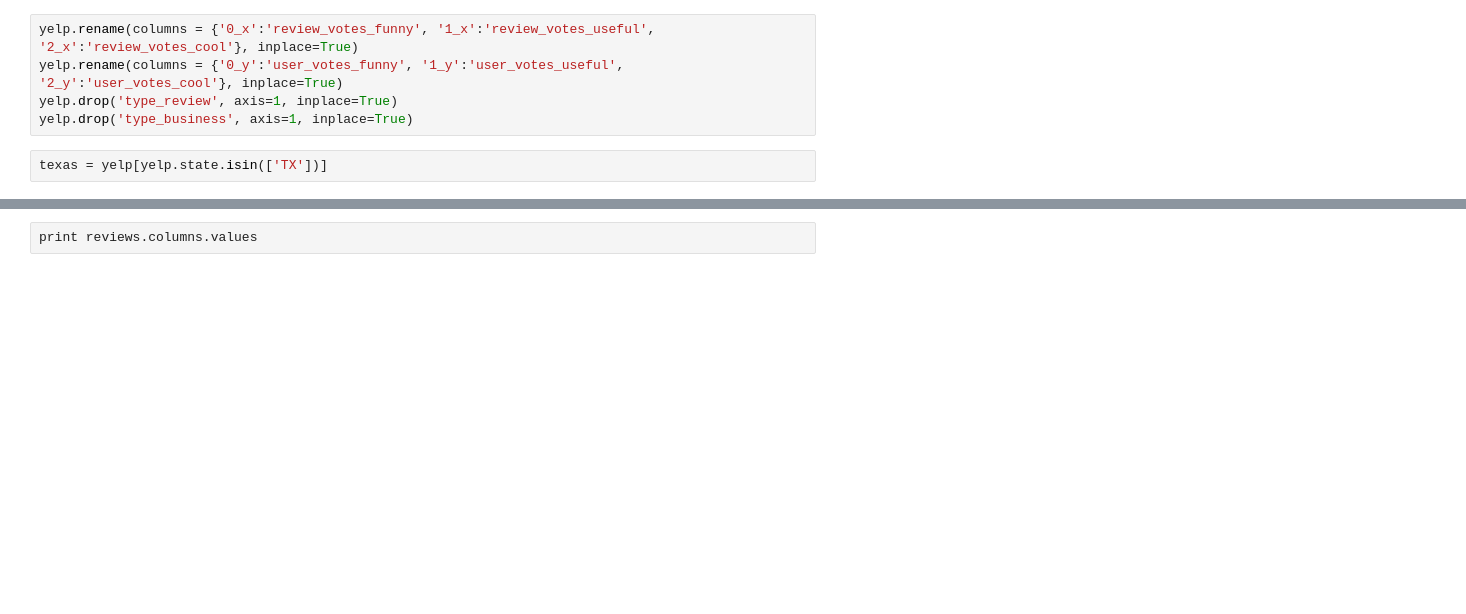
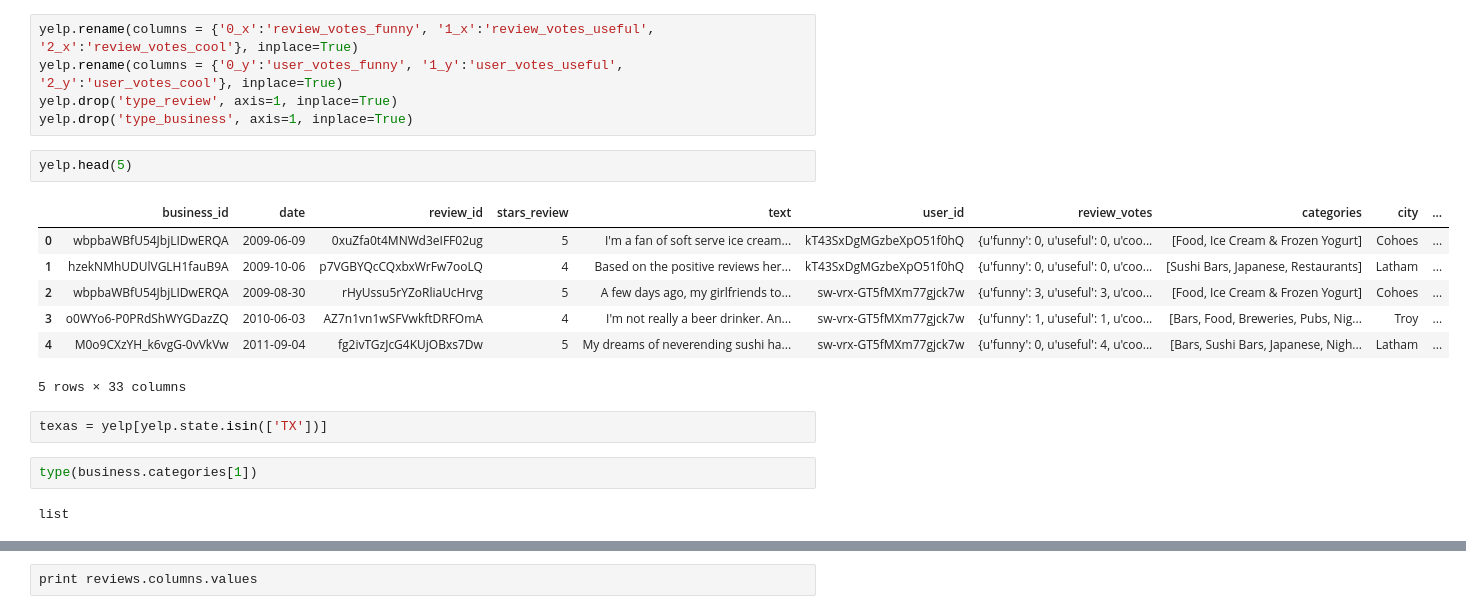
Before and after one commit to samsisto-db/yelp_report, a Jupyter notebook: Yelp_Academic_Data_Set.ipynb, the cells around one changed output, grey strips where cells are left out. Drawn from its saved outputs; the diff is of its cells as text; blank space fills up the shorter version.

```diff
--- a/Yelp_Academic_Data_Set.ipynb
+++ b/Yelp_Academic_Data_Set.ipynb
@@ -157,5 +169,19 @@ yelp.rename(columns = {'0_x':'review_votes_funny', '1_x':'review_votes_useful',
 yelp.rename(columns = {'0_y':'user_votes_funny', '1_y':'user_votes_useful', '2_y':'user_votes_cool'}, inplace=True)
 yelp.drop('type_review', axis=1, inplace=True)
 yelp.drop('type_business', axis=1, inplace=True)
+# %%
+yelp.head(5)
+# %% [output]
+|  | business_id | date | review_id | stars_review | text | user_id | review_votes | categories | city | ... |
+| 0 | wbpbaWBfU54JbjLIDwERQA | 2009-06-09 | 0xuZfa0t4MNWd3eIFF02ug | 5 | I'm a fan of soft serve ice cream... | kT43SxDgMGzbeXpO51f0hQ | {u'funny': 0, u'useful': 0, u'coo... | [Food, Ice Cream & Frozen Yogurt] | Cohoes | ... |
+| 1 | hzekNMhUDUlVGLH1fauB9A | 2009-10-06 | p7VGBYQcCQxbxWrFw7ooLQ | 4 | Based on the positive reviews her... | kT43SxDgMGzbeXpO51f0hQ | {u'funny': 0, u'useful': 0, u'coo... | [Sushi Bars, Japanese, Restaurants] | Latham | ... |
+| 2 | wbpbaWBfU54JbjLIDwERQA | 2009-08-30 | rHyUssu5rYZoRliaUcHrvg | 5 | A few days ago, my girlfriends to... | sw-vrx-GT5fMXm77gjck7w | {u'funny': 3, u'useful': 3, u'coo... | [Food, Ice Cream & Frozen Yogurt] | Cohoes | ... |
+| 3 | o0WYo6-P0PRdShWYGDazZQ | 2010-06-03 | AZ7n1vn1wSFVwkftDRFOmA | 4 | I'm not really a beer drinker. An... | sw-vrx-GT5fMXm77gjck7w | {u'funny': 1, u'useful': 1, u'coo... | [Bars, Food, Breweries, Pubs, Nig... | Troy | ... |
+| 4 | M0o9CXzYH_k6vgG-0vVkVw | 2011-09-04 | fg2ivTGzJcG4KUjOBxs7Dw | 5 | My dreams of neverending sushi ha... | sw-vrx-GT5fMXm77gjck7w | {u'funny': 0, u'useful': 4, u'coo... | [Bars, Sushi Bars, Japanese, Nigh... | Latham | ... |
+5 rows × 33 columns
 # %%
 texas = yelp[yelp.state.isin(['TX'])]
+# %%
+type(business.categories[1])
+# %% [output]
+list
```
Also changed, not shown: parts of 81 cells of this notebook, 5 other files.
